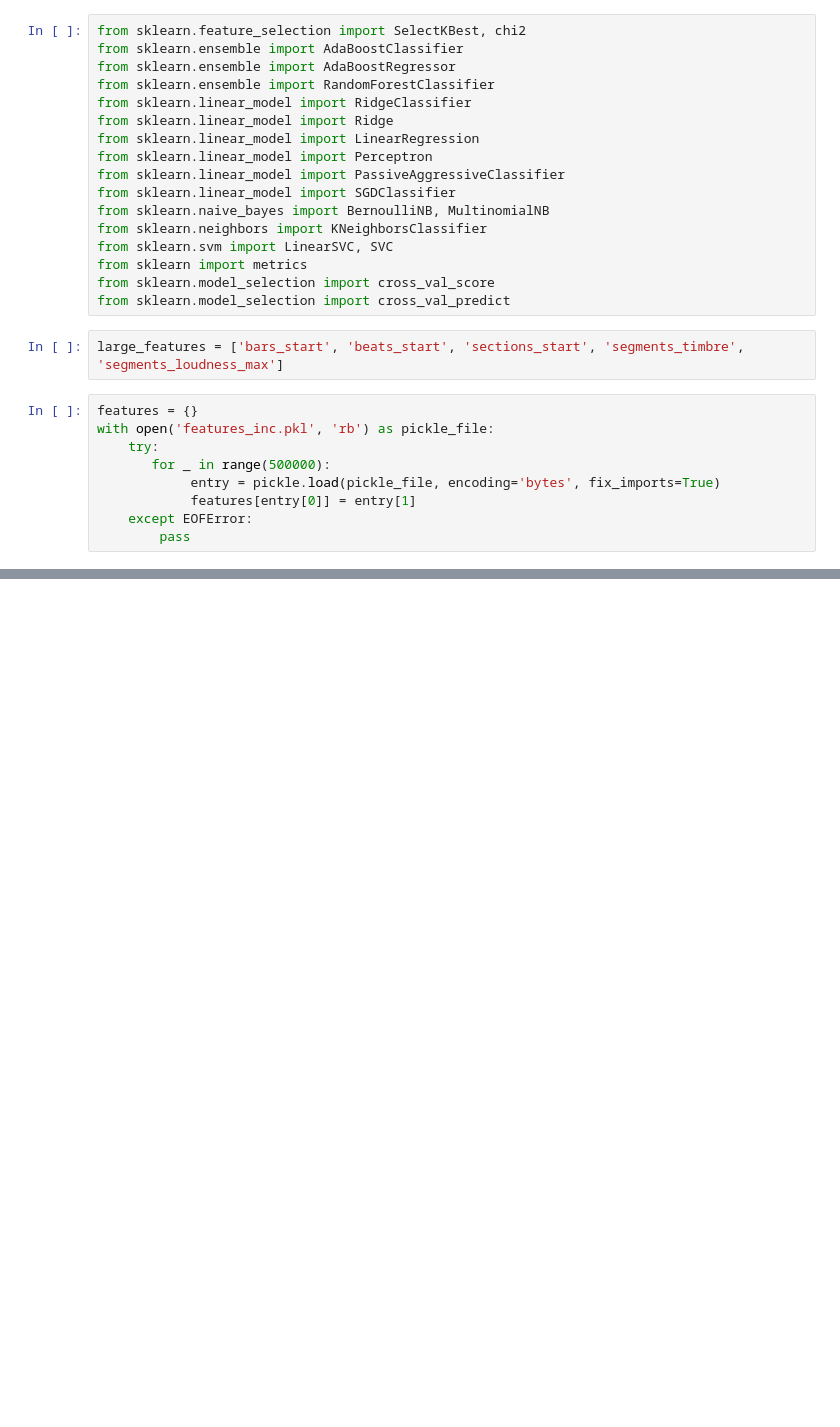
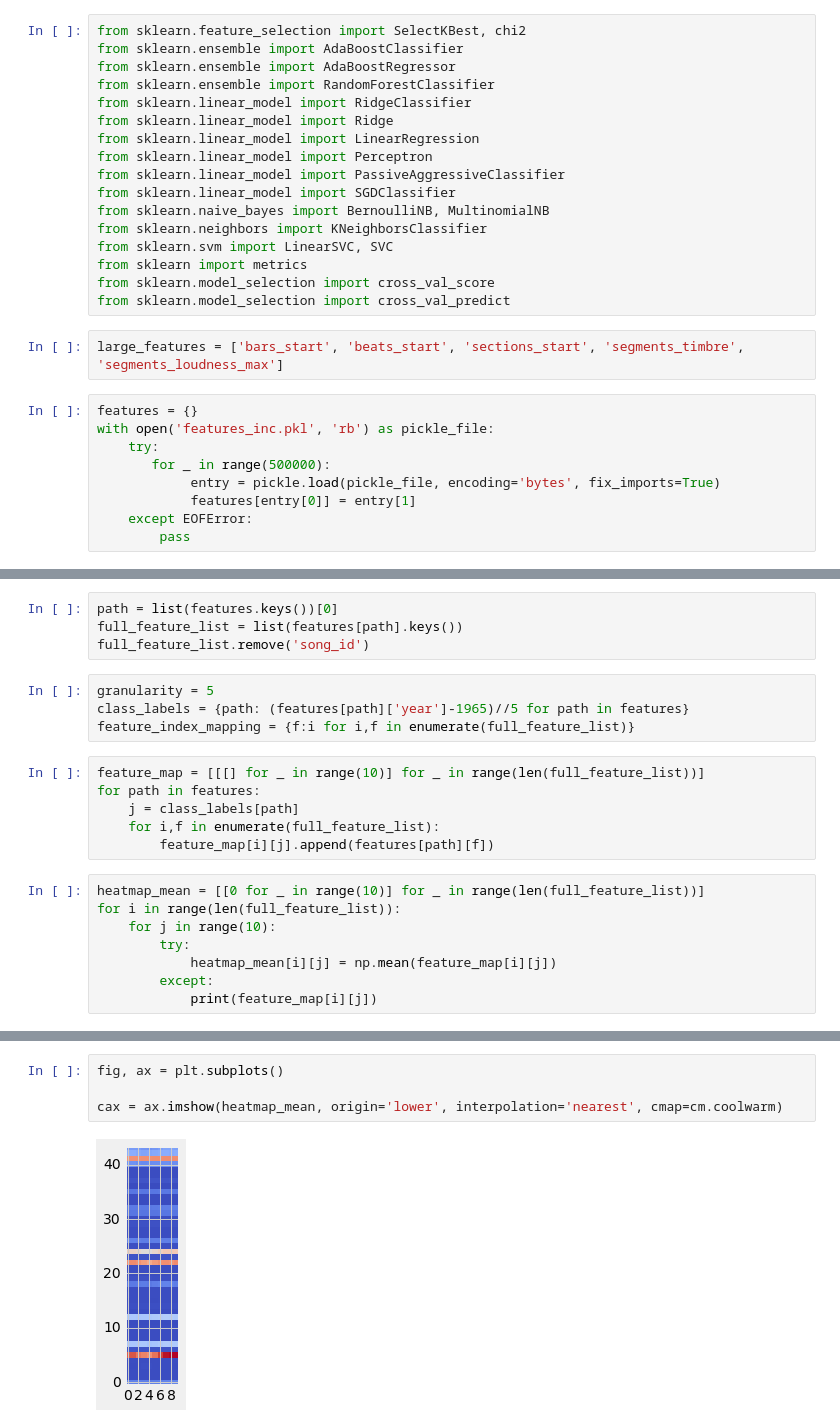
Before and after one commit to amartyashankha/6.867-HW-2016, a Jupyter notebook: project/feature_extractor/general_feature_playing.ipynb, the cells around one changed output, grey strips where cells are left out. Saved outputs shown, nothing was run; the diff lists cells and outputs as text; blank space fills up the shorter version.

```diff
--- a/project/feature_extractor/general_feature_playing.ipynb
+++ b/project/feature_extractor/general_feature_playing.ipynb
@@ -71,0 +61,22 @@ for [len(entry) for entry in features.values()]
+# %%
+path = list(features.keys())[0]
+full_feature_list = list(features[path].keys())
+full_feature_list.remove('song_id')
+# %%
+granularity = 5
+class_labels = {path: (features[path]['year']-1965)//5 for path in features}
+feature_index_mapping = {f:i for i,f in enumerate(full_feature_list)}
+# %%
+feature_map = [[[] for _ in range(10)] for _ in range(len(full_feature_list))]
+for path in features:
+    j = class_labels[path]
+    for i,f in enumerate(full_feature_list):
+        feature_map[i][j].append(features[path][f])
+# %%
+heatmap_mean = [[0 for _ in range(10)] for _ in range(len(full_feature_list))]
+for i in range(len(full_feature_list)):
+    for j in range(10):
+        try:
+            heatmap_mean[i][j] = np.mean(feature_map[i][j])
+        except:
+            print(feature_map[i][j])
@@ -71,0 +103,6 @@ for [len(entry) for entry in features.values()]
+# %%
+fig, ax = plt.subplots()
+
+cax = ax.imshow(heatmap_mean, origin='lower', interpolation='nearest', cmap=cm.coolwarm)
+# %% [output]
+[figure, added]
```
Also changed, not shown: parts of 6 cells of this notebook, 2 other files.
